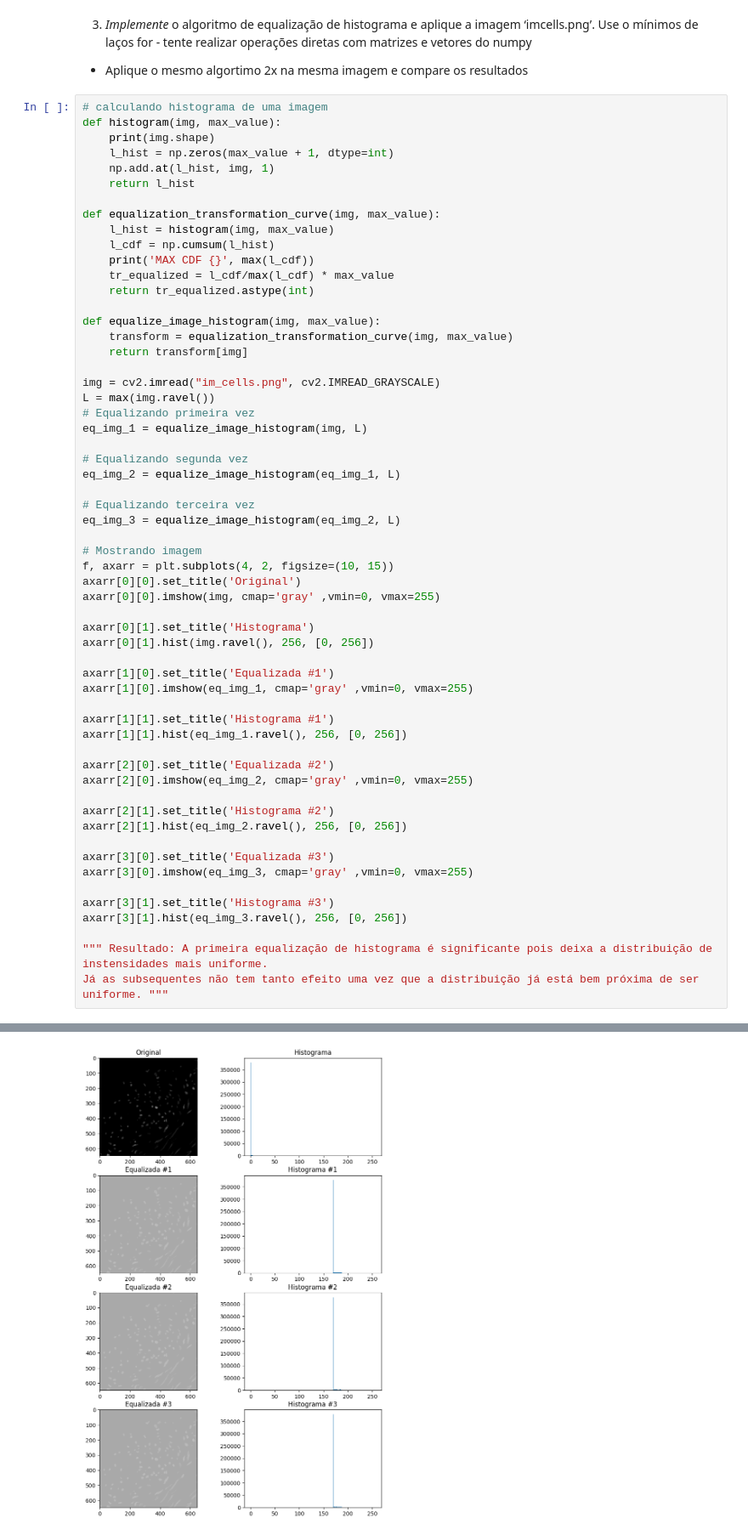
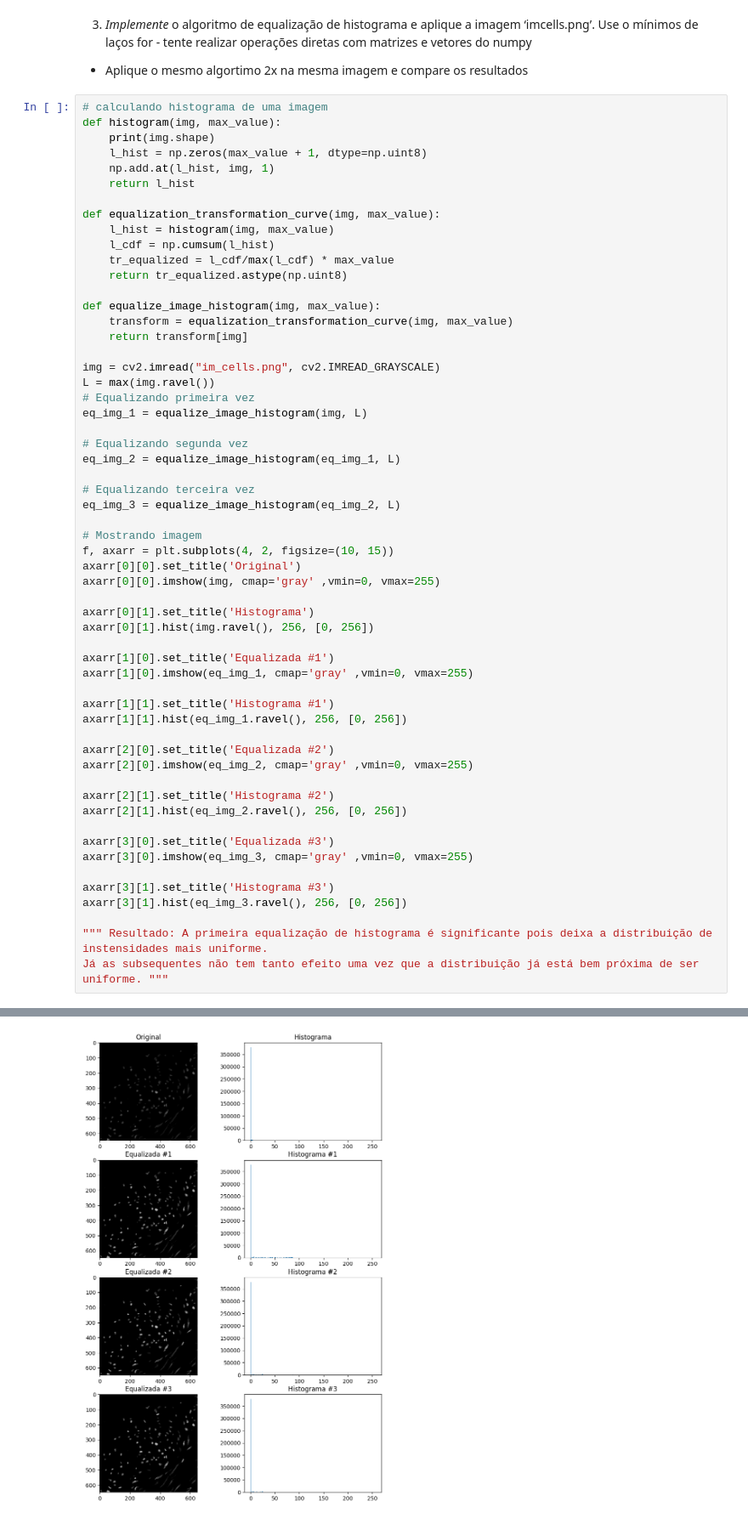
Before and after one commit to gabrielmsantos/pgc111-labs-2023, a Jupyter notebook: Lab03 - Histogram Equalization/Lab03_hist.ipynb, the cells around one changed output, grey strips where cells are left out. Shown at 85% size. Cells and saved outputs as stored; diff of their text form.

Commit message:
Finalizando Equalizacao de Histograma
Resolvi o problema de int para uint8.

```diff
--- a/Lab03 - Histogram Equalization/Lab03_hist.ipynb
+++ b/Lab03 - Histogram Equalization/Lab03_hist.ipynb
@@ -173,16 +173,15 @@ CDF MAX: {} 69840
 # calculando histograma de uma imagem
 def histogram(img, max_value):
     print(img.shape)
-    l_hist = np.zeros(max_value + 1, dtype=int)
+    l_hist = np.zeros(max_value + 1, dtype=np.uint8)
     np.add.at(l_hist, img, 1)
     return l_hist
 
 def equalization_transformation_curve(img, max_value):
     l_hist = histogram(img, max_value)
     l_cdf = np.cumsum(l_hist)
-    print('MAX CDF {}', max(l_cdf))
     tr_equalized = l_cdf/max(l_cdf) * max_value
-    return tr_equalized.astype(int)
+    return tr_equalized.astype(np.uint8)
 
 def equalize_image_histogram(img, max_value):
     transform = equalization_transformation_curve(img, max_value)
@@ -237,5 +233,5 @@ MAX CDF {} 418609
 ' Resultado: A primeira equalização de histograma é significante pois deixa a distribuição de instensidades mais uniforme.\nJá as subsequentes não tem tanto efeito uma vez que a distribuição já está b ...
-[figure, old version]
+[figure, new version]
 # %%
 img = cv2.imread("im_cells.png", cv2.IMREAD_GRAYSCALE)
 img_equalizada = cv2.equalizeHist(img)
```
Also changed, not shown: parts of 1 cell of this notebook.
